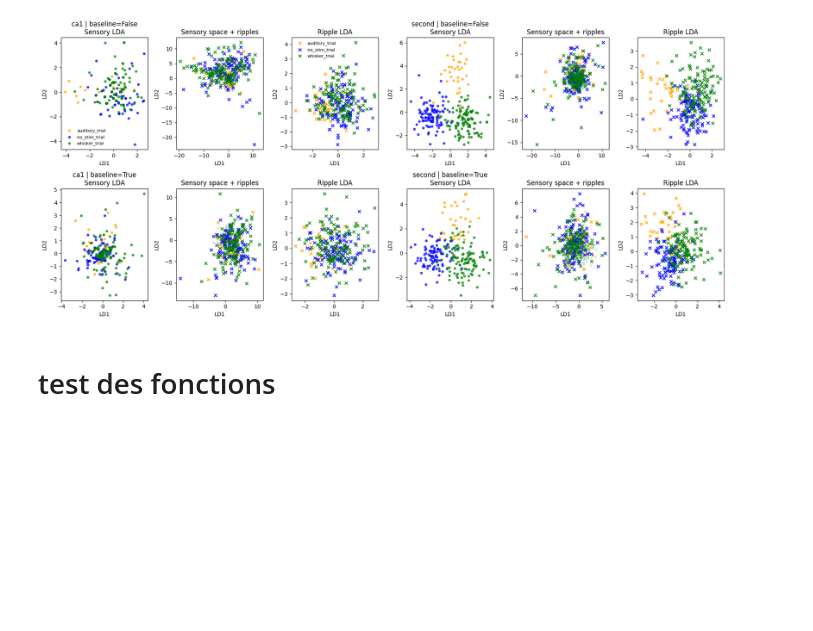
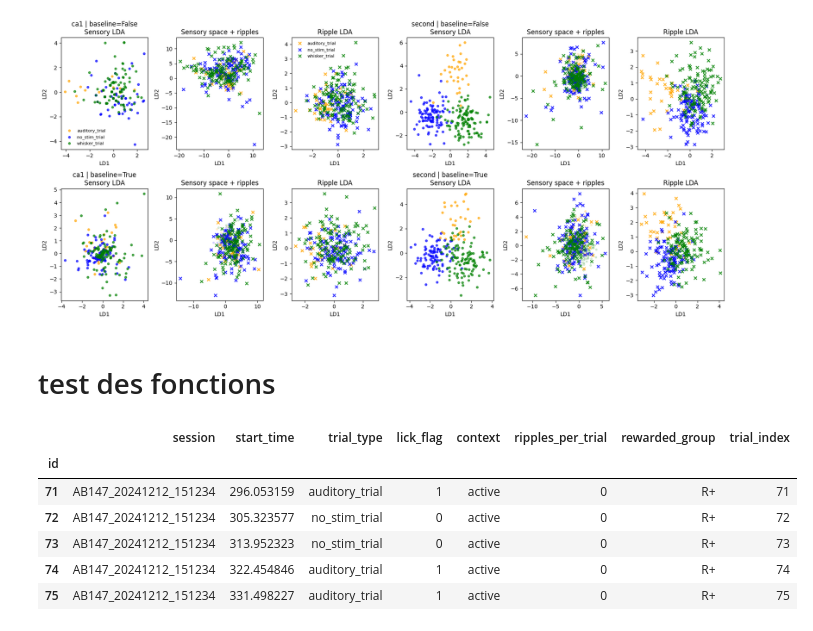
Before and after one commit to LSENS-BMI-EPFL/NWB_analysis, a Jupyter notebook: ripples_analysis/Analysis_TONI/data_exploration.ipynb, the cells around one changed output. Cells and saved outputs as stored; diff of their text form; code cells hidden in the pictures; blank space fills up the shorter version.

```diff
--- a/ripples_analysis/Analysis_TONI/data_exploration.ipynb
+++ b/ripples_analysis/Analysis_TONI/data_exploration.ipynb
@@ -509 +507,11 @@ X_sensory_lda, y_sensory_lda, meta_trials, X_ripples_lda, y_ripples_lda, meta_ri
+# %%
+meta_trials.head()
+# %% [output]
+|  | session | start_time | trial_type | lick_flag | context | ripples_per_trial | rewarded_group | trial_index |
+| id |  |  |  |  |  |  |  |  |
+| 71 | AB147_20241212_151234 | 296.053159 | auditory_trial | 1 | active | 0 | R+ | 71 |
+| 72 | AB147_20241212_151234 | 305.323577 | no_stim_trial | 0 | active | 0 | R+ | 72 |
+| 73 | AB147_20241212_151234 | 313.952323 | no_stim_trial | 0 | active | 0 | R+ | 73 |
+| 74 | AB147_20241212_151234 | 322.454846 | auditory_trial | 1 | active | 0 | R+ | 74 |
+| 75 | AB147_20241212_151234 | 331.498227 | auditory_trial | 1 | active | 0 | R+ | 75 |
 # %%
```
Also changed, not shown: parts of 6 cells of this notebook, 2 other files.
